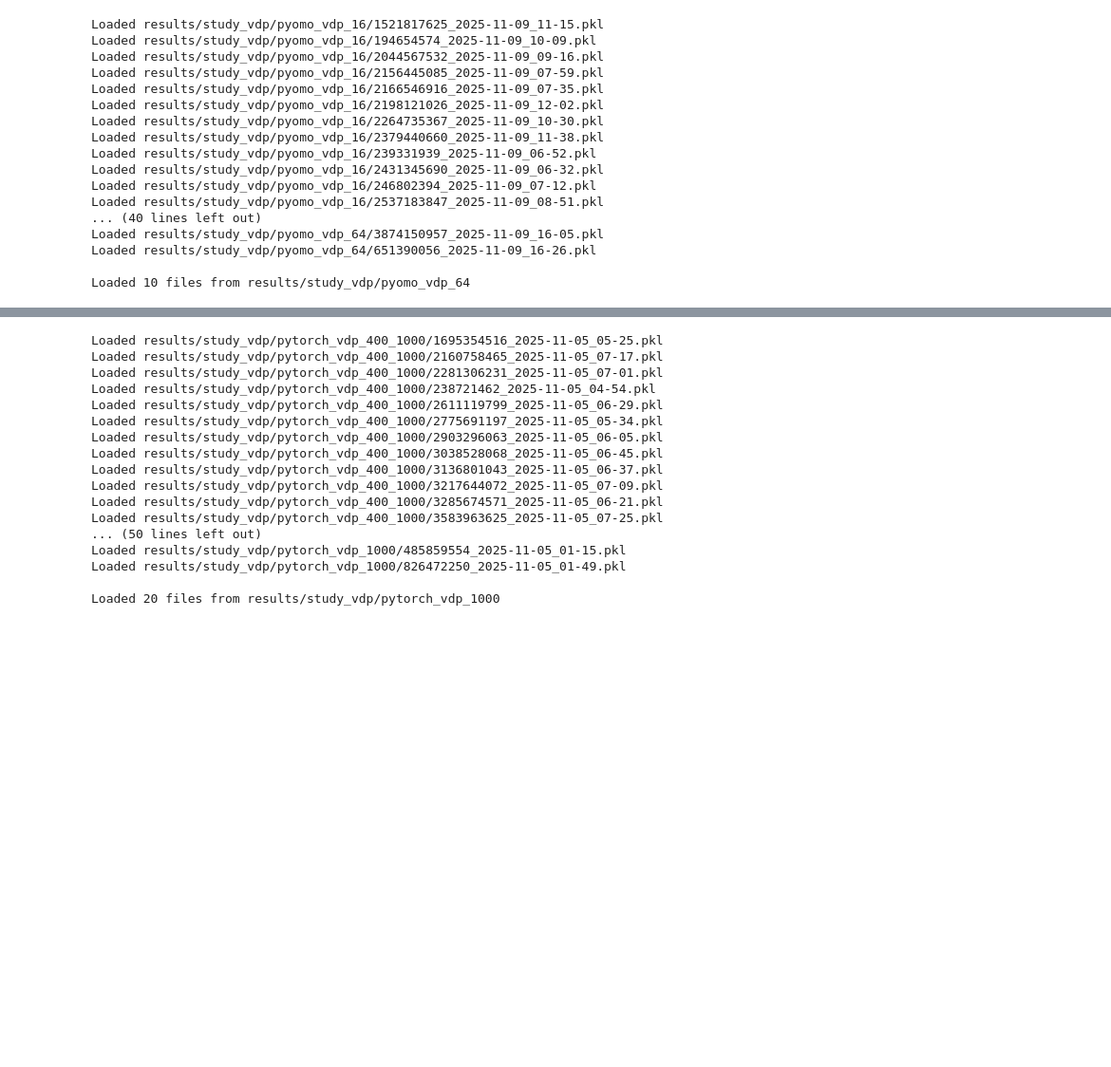
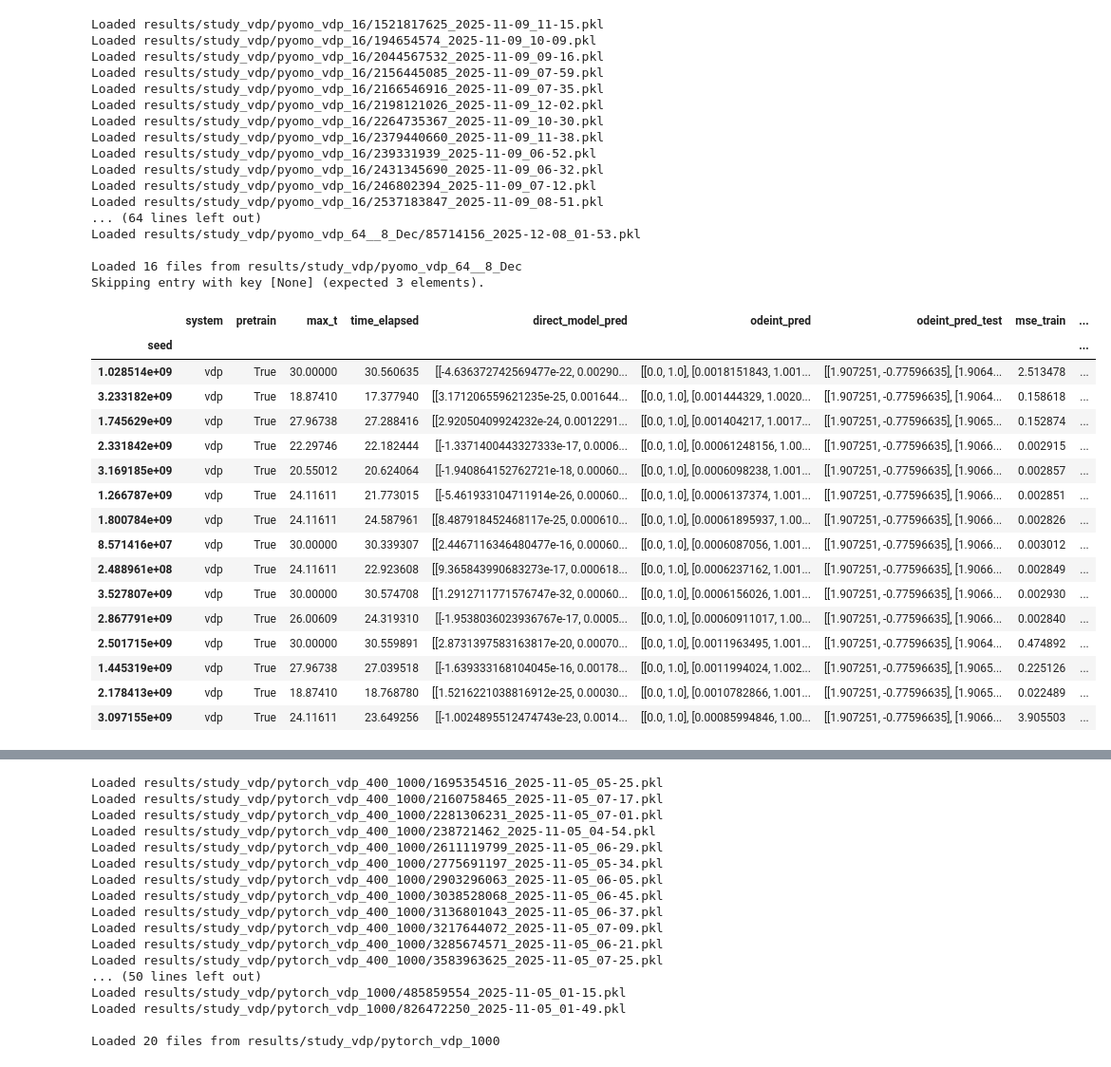
Before and after one commit to mariashapo/NODE, a Jupyter notebook: src/analysis/synthetic/training_conv_vdp.ipynb, the cells around one changed output, grey strips where cells are left out. Shown at 95% size. Drawn from its saved outputs; the diff is of its cells as text; code cells hidden in the pictures; blank space fills up the shorter version.

```diff
--- a/src/analysis/synthetic/training_conv_vdp.ipynb
+++ b/src/analysis/synthetic/training_conv_vdp.ipynb
@@ -9,8 +9,11 @@ results_df_16 = Results.flatten_convergence_data(results_li_16, key_list=["syste
 results_li_32 = load_all_pickles("results/study_vdp/pyomo_vdp_32__29_Nov", recursive=False)
 results_df_32 = Results.flatten_convergence_data(results_li_32, key_list=["system", "pretrain", "max_t"], model_type="pyomo")
 
-results_li_64 = load_all_pickles("results/study_vdp/pyomo_vdp_64", recursive=False)
-results_df_64 = Results.flatten_convergence_data(results_li_64, key_list=["system", "pretrain", "max_t"], model_type="pyomo")
+results_li_48 = load_all_pickles("results/study_vdp/pyomo_vdp_48__8_Dec", recursive=False)
+results_df_48 = Results.flatten_convergence_data(results_li_48, key_list=["system", "pretrain", "max_t"], model_type="pyomo").drop(columns = ["mse_train", "mse_test"]).rename(columns={"mse_train_coll": "mse_train", "mse_test_coll": "mse_test"})
+
+results_li_64 = load_all_pickles("results/study_vdp/pyomo_vdp_64__8_Dec", recursive=False)
+results_df_64 = Results.flatten_convergence_data(results_li_64, key_list=["system", "pretrain", "max_t"], model_type="pyomo").drop(columns = ["mse_train", "mse_test"]).rename(columns={"mse_train_coll": "mse_train", "mse_test_coll": "mse_test"})
 # %% [output]
 Loaded results/study_vdp/pyomo_vdp_16/1521817625_2025-11-09_11-15.pkl
 Loaded results/study_vdp/pyomo_vdp_16/194654574_2025-11-09_10-09.pkl
@@ -24,11 +27,11 @@ Loaded results/study_vdp/pyomo_vdp_16/239331939_2025-11-09_06-52.pkl
 Loaded results/study_vdp/pyomo_vdp_16/2431345690_2025-11-09_06-32.pkl
 Loaded results/study_vdp/pyomo_vdp_16/246802394_2025-11-09_07-12.pkl
 Loaded results/study_vdp/pyomo_vdp_16/2537183847_2025-11-09_08-51.pkl
-... (40 lines left out)
-Loaded results/study_vdp/pyomo_vdp_64/3874150957_2025-11-09_16-05.pkl
-Loaded results/study_vdp/pyomo_vdp_64/651390056_2025-11-09_16-26.pkl
+... (64 lines left out)
+Loaded results/study_vdp/pyomo_vdp_64__8_Dec/85714156_2025-12-08_01-53.pkl
 
-Loaded 10 files from results/study_vdp/pyomo_vdp_64
+Loaded 16 files from results/study_vdp/pyomo_vdp_64__8_Dec
+Skipping entry with key [None] (expected 3 elements).
 # %%
 pyomo_comparison_dfs = {
     "pyomo_16": results_df_16,
@@ -37,4 +41,24 @@ pyomo_comparison_dfs = {
 }
+# %%
+pyomo_comparison_dfs["pyomo_64"].groupby("seed").last().sort_values("mse_test")
+# %% [output]
+|  | system | pretrain | max_t | time_elapsed | direct_model_pred | odeint_pred | odeint_pred_test | mse_train | ... |
+| seed |  |  |  |  |  |  |  |  | ... |
+| 1.028514e+09 | vdp | True | 30.00000 | 30.560635 | [[-4.636372742569477e-22, 0.00290... | [[0.0, 1.0], [0.0018151843, 1.001... | [[1.907251, -0.77596635], [1.9064... | 2.513478 | ... |
+| 3.233182e+09 | vdp | True | 18.87410 | 17.377940 | [[3.171206559621235e-25, 0.001644... | [[0.0, 1.0], [0.001444329, 1.0020... | [[1.907251, -0.77596635], [1.9064... | 0.158618 | ... |
+| 1.745629e+09 | vdp | True | 27.96738 | 27.288416 | [[2.92050409924232e-24, 0.0012291... | [[0.0, 1.0], [0.001404217, 1.0017... | [[1.907251, -0.77596635], [1.9065... | 0.152874 | ... |
+| 2.331842e+09 | vdp | True | 22.29746 | 22.182444 | [[-1.3371400443327333e-17, 0.0006... | [[0.0, 1.0], [0.00061248156, 1.00... | [[1.907251, -0.77596635], [1.9066... | 0.002915 | ... |
+| 3.169185e+09 | vdp | True | 20.55012 | 20.624064 | [[-1.940864152762721e-18, 0.00060... | [[0.0, 1.0], [0.0006098238, 1.001... | [[1.907251, -0.77596635], [1.9066... | 0.002857 | ... |
+| 1.266787e+09 | vdp | True | 24.11611 | 21.773015 | [[-5.461933104711914e-26, 0.00060... | [[0.0, 1.0], [0.0006137374, 1.001... | [[1.907251, -0.77596635], [1.9066... | 0.002851 | ... |
+| 1.800784e+09 | vdp | True | 24.11611 | 24.587961 | [[8.487918452468117e-25, 0.000610... | [[0.0, 1.0], [0.00061895937, 1.00... | [[1.907251, -0.77596635], [1.9066... | 0.002826 | ... |
+| 8.571416e+07 | vdp | True | 30.00000 | 30.339307 | [[2.4467116346480477e-16, 0.00060... | [[0.0, 1.0], [0.0006087056, 1.001... | [[1.907251, -0.77596635], [1.9066... | 0.003012 | ... |
+| 2.488961e+08 | vdp | True | 24.11611 | 22.923608 | [[9.365843990683273e-17, 0.000618... | [[0.0, 1.0], [0.0006237162, 1.001... | [[1.907251, -0.77596635], [1.9066... | 0.002849 | ... |
+| 3.527807e+09 | vdp | True | 30.00000 | 30.574708 | [[1.2912711771576747e-32, 0.00060... | [[0.0, 1.0], [0.0006156026, 1.001... | [[1.907251, -0.77596635], [1.9066... | 0.002930 | ... |
+| 2.867791e+09 | vdp | True | 26.00609 | 24.319310 | [[-1.9538036023936767e-17, 0.0005... | [[0.0, 1.0], [0.00060911017, 1.00... | [[1.907251, -0.77596635], [1.9066... | 0.002840 | ... |
+| 2.501715e+09 | vdp | True | 30.00000 | 30.559891 | [[2.8731397583163817e-20, 0.00070... | [[0.0, 1.0], [0.0011963495, 1.001... | [[1.907251, -0.77596635], [1.9064... | 0.474892 | ... |
+| 1.445319e+09 | vdp | True | 27.96738 | 27.039518 | [[-1.639333168104045e-16, 0.00178... | [[0.0, 1.0], [0.0011994024, 1.002... | [[1.907251, -0.77596635], [1.9065... | 0.225126 | ... |
+| 2.178413e+09 | vdp | True | 18.87410 | 18.768780 | [[1.5216221038816912e-25, 0.00030... | [[0.0, 1.0], [0.0010782866, 1.001... | [[1.907251, -0.77596635], [1.9065... | 0.022489 | ... |
+| 3.097155e+09 | vdp | True | 24.11611 | 23.649256 | [[-1.0024895512474743e-23, 0.0014... | [[0.0, 1.0], [0.00085994846, 1.00... | [[1.907251, -0.77596635], [1.9066... | 3.905503 | ... |
 # %%
 plot_time_bands(
     pyomo_comparison_dfs,
```
Also changed, not shown: parts of 11 cells of this notebook, 5 other files.
